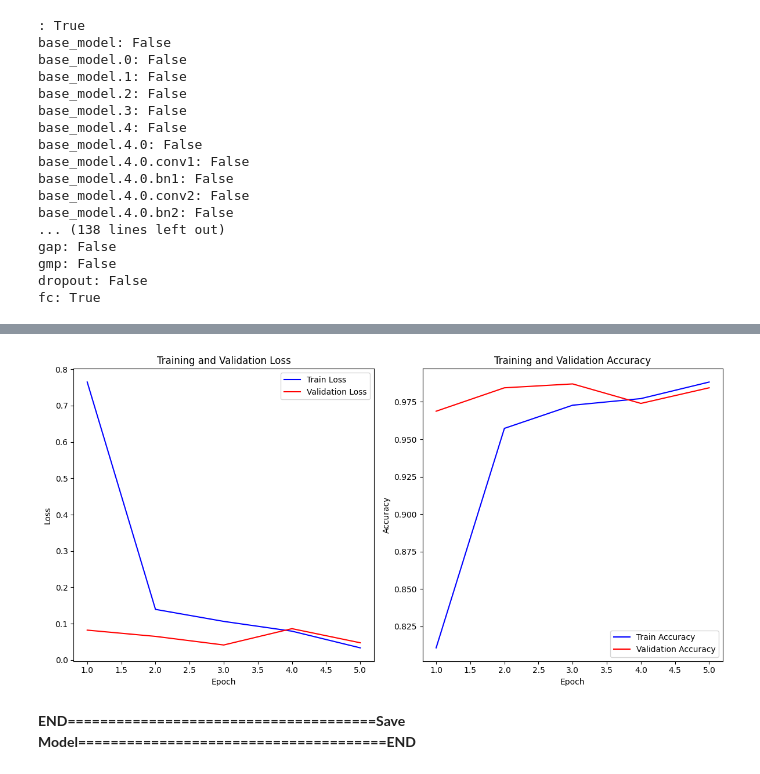
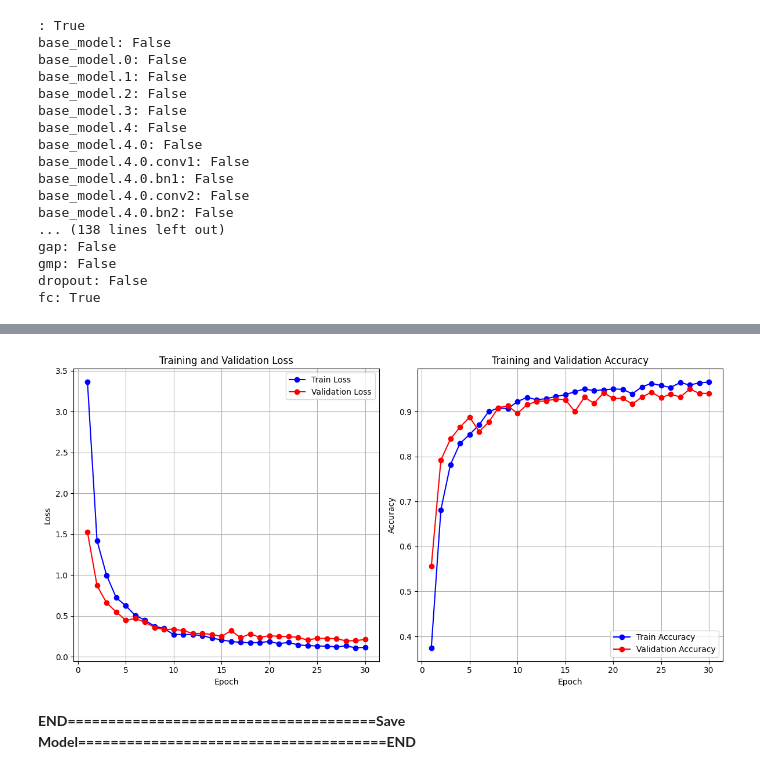
Before and after one commit to kruizo/model-training, a Jupyter notebook: ThesisFinal2.ipynb, the cells around one changed output, grey strips where cells are left out. Saved outputs shown, nothing was run; the diff lists cells and outputs as text; code cells hidden in the pictures.

```diff
--- a/ThesisFinal2.ipynb
+++ b/ThesisFinal2.ipynb
@@ -1033,3 +1049,0 @@ proposed_history = train_and_validate(torch_proposed_model, criterion, optimizer
-# %%
-# Train model
-proposed_history = train_model(torch_proposed_model, enhanced_train_loader, enhanced_val_loader, optimizer, criterion, epochs=epochs, device=device)
@@ -1129,17 +1104,9 @@ plot_from_history(proposed_history)
-# %%
-history_df = pd.read_csv('./saved_models/torch_proposedb8aug1lr001vallacc98testacc100traintime4m15s_history.csv')
-
-history = {
-    'epoch': history_df['epoch'].tolist(),
-    'train_loss': history_df['train_loss'].tolist(),
-    'val_loss': history_df['val_loss'].tolist(),
-    'train_accuracy': history_df['train_accuracy'].tolist(),
-    'val_accuracy': history_df['val_accuracy'].tolist(),
-}
-
-plot_from_history(history)
-# %% [output]
-[figure, removed]
+# %%
+# loaded_history = load_history_from_csv('./saved_models/history/TrainAndValidate_Rightway_TEST3_torch_history_baselineb16notauglr001notenhancedtraintime_freezeAllEpoch30withclassweights.csv')
+# NOT ENHANCED
+plot_from_history(proposed_history, max_epochs=30)
+# %% [output]
+[figure, added]
 # %% [markdown]
 **END======================================Save Model======================================END**
 # %%
```
Also changed, not shown: parts of 9 cells of this notebook.
